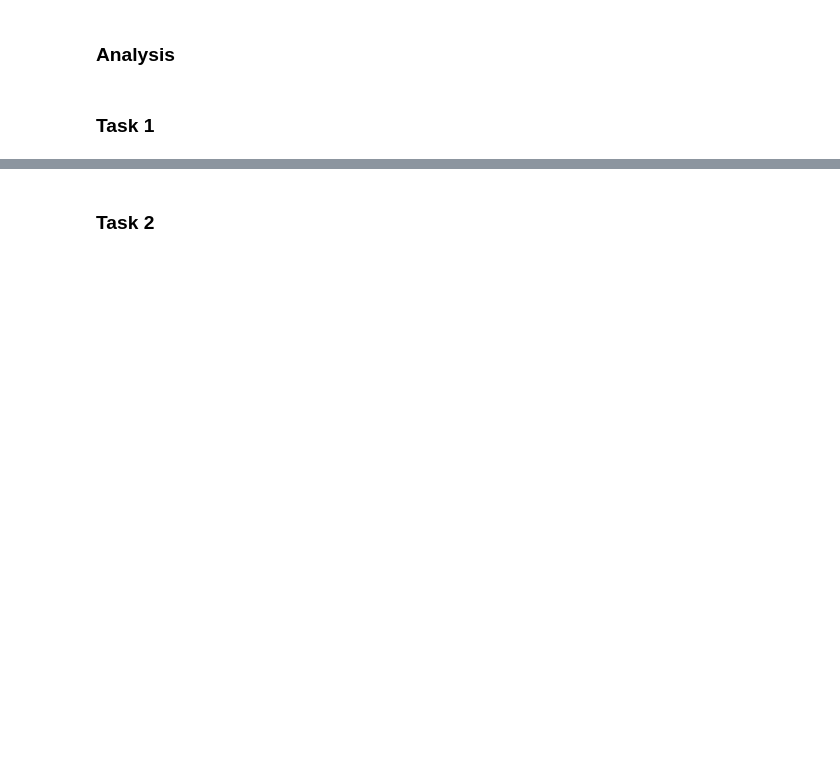
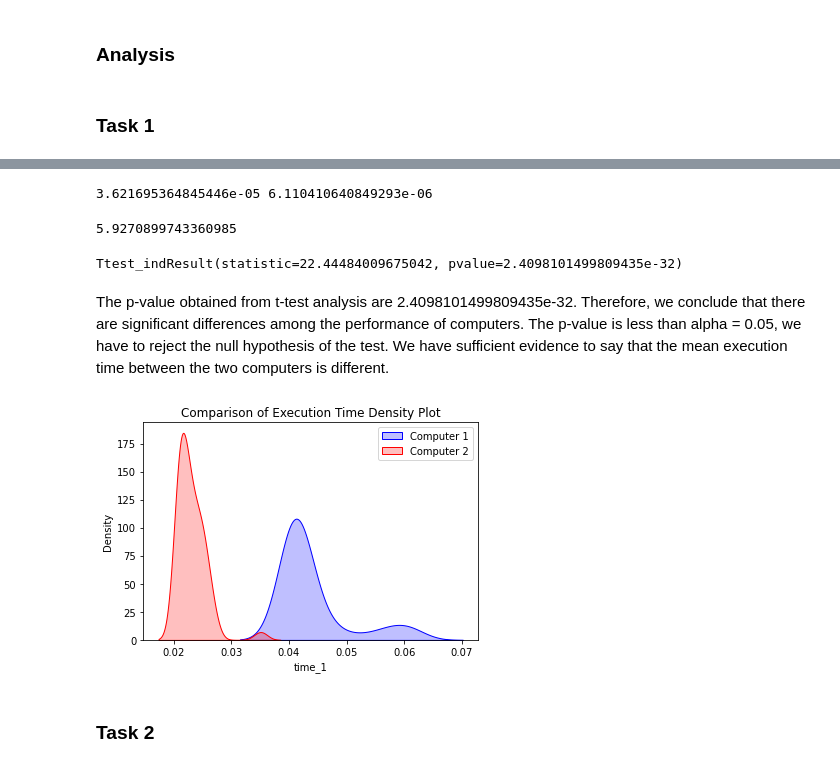
Before and after one commit to KelvinTee168/Research_Methodology_Assignment, a Jupyter notebook: Assignment2.ipynb, the cells around one changed output, grey strips where cells are left out. Drawn from its saved outputs; the diff is of its cells as text; code cells hidden in the pictures; blank space fills up the shorter version.

Commit message:
updated task 1

```diff
--- a/Assignment2.ipynb
+++ b/Assignment2.ipynb
@@ -237,3 +231,25 @@ df2.head()
+# %%
+print(np.var(df1['time_1']), np.var(df2['time_1']))
+# %% [output]
+3.621695364845446e-05 6.110410640849293e-06
+# %%
+np.var(df1['time_1'])/np.var(df2['time_1'])
+# %% [output]
+5.9270899743360985
+# %%
+stats.ttest_ind(a=df1['time_1'], b=df2['time_1'], equal_var=False)
+# %% [output]
+Ttest_indResult(statistic=22.44484009675042, pvalue=2.4098101499809435e-32)
+# %% [markdown]
+The p-value obtained from t-test analysis are 2.4098101499809435e-32. Therefore, we conclude that there are significant differences among the performance of computers. The p-value is less than alpha = 0.05, we have to reject the null hypothesis of the test. We have sufficient evidence to say that the mean execution time between the two computers is different.
+# %%
+fig = sns.kdeplot(df1['time_1'], shade=True, color="b", label='Computer 1').set(title='Comparison of Execution Time Density Plot')
+fig = sns.kdeplot(df2['time_1'], shade=True, color="r", label='Computer 2')
+plt.legend()
+plt.savefig('Q2_Task1.png')
+plt.show()
+# %% [output]
+[figure, added]
 # %% [markdown]
 ### Task 2
 # %%
```
Also changed, not shown: parts of 16 cells of this notebook, 8 other files.
